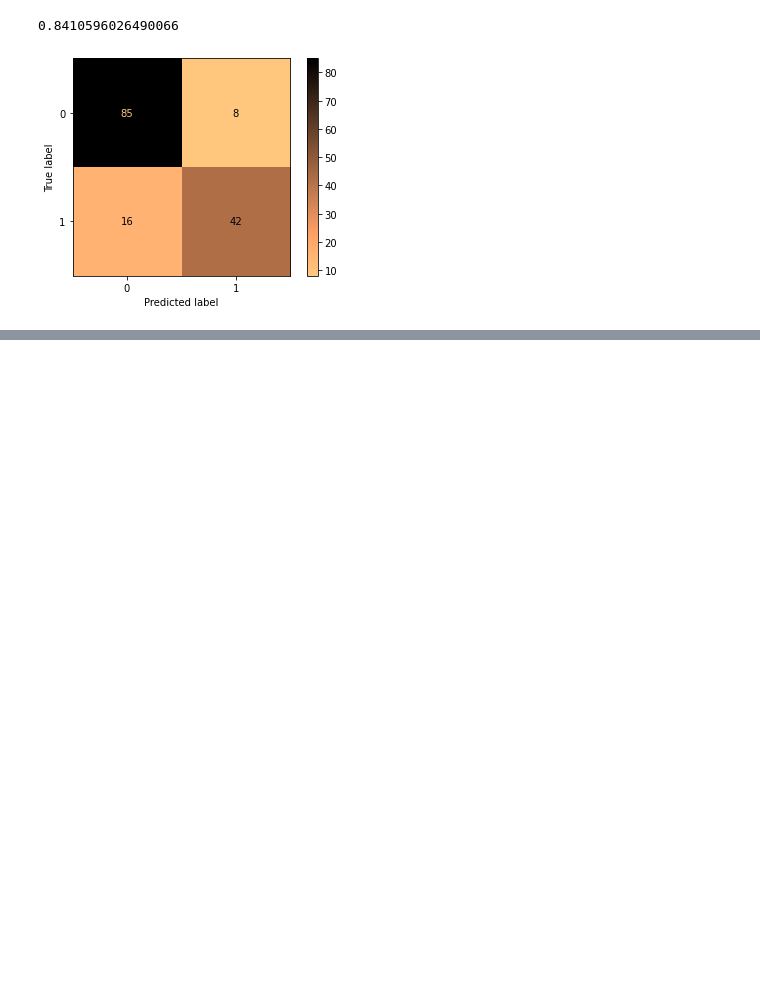
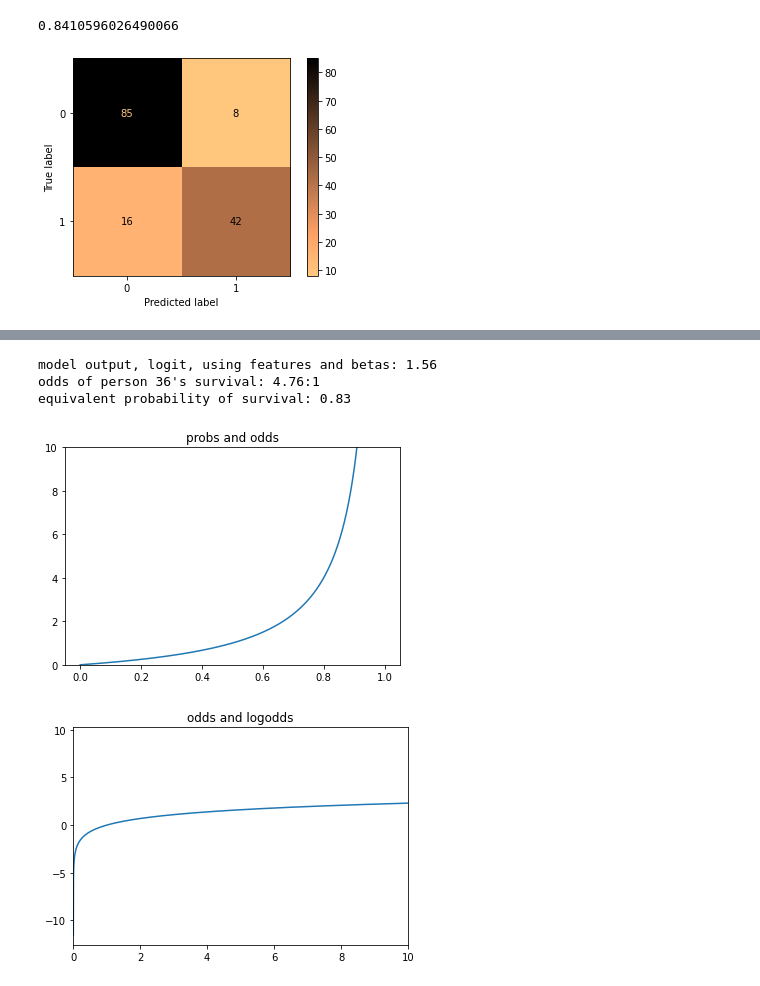
Before and after one commit to konstanzer/classification-exercises, a Jupyter notebook: model.ipynb, the cells around one changed output, grey strips where cells are left out. Cells and saved outputs as stored; diff of their text form; code cells hidden in the pictures; blank space fills up the shorter version.

Commit message:
logistic stuff

```diff
--- a/model.ipynb
+++ b/model.ipynb
@@ -529,0 +555,32 @@ lr2.score(small_dev, y_dev)
+# %%
+#https://stats.idre.ucla.edu/other/mult-pkg/faq/general/faq-how-do-i-interpret-odds-ratios-in-logistic-regression/
+age, sibsp = 21, 2
+logit = np.round(2.798 - .3177*sibsp - .0286*age, 2)
+odds = np.round(np.exp(logit), 2) #5:1 calculated as e^logit
+prob = np.round(odds/(odds+1), 2) #5/6
+print(f"model output, logit, using features and betas: {logit}")
+print(f"odds of person 36's survival: {odds}:1")
+print(f"equivalent probability of survival: {prob}")
+# %% [output]
+model output, logit, using features and betas: 1.56
+odds of person 36's survival: 4.76:1
+equivalent probability of survival: 0.83
+# %%
+#the transformation from probabilites to odds to logodds
+#why bother? it's difficult to output a variable within a restricted range
+#probabilites are between 0 and 1 and odds are between  and infinity
+probs = np.linspace(0.00001,.9999,1000)
+odds = probs/(1-probs)
+logodds = np.log(odds)
+# %%
+plt.plot(probs,odds)
+plt.ylim(0,10)
+plt.title("probs and odds")
+plt.show()
+plt.plot(odds,logodds)
+plt.xlim(0,10)
+plt.title("odds and logodds")
+plt.show()
+# %% [output]
+[figure, added]
+[figure, added]
```
Also changed, not shown: parts of 16 cells of this notebook, 1 other file.
